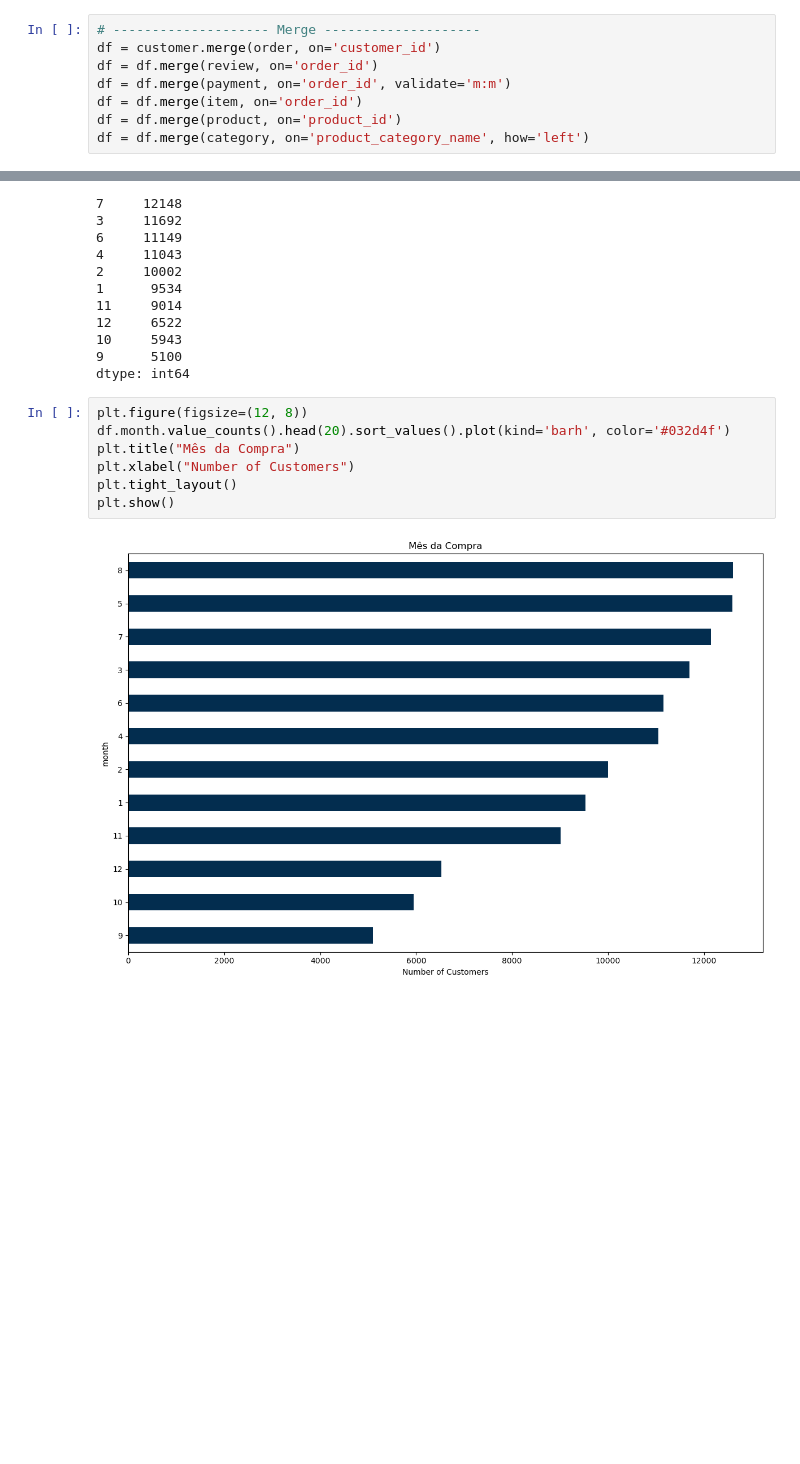
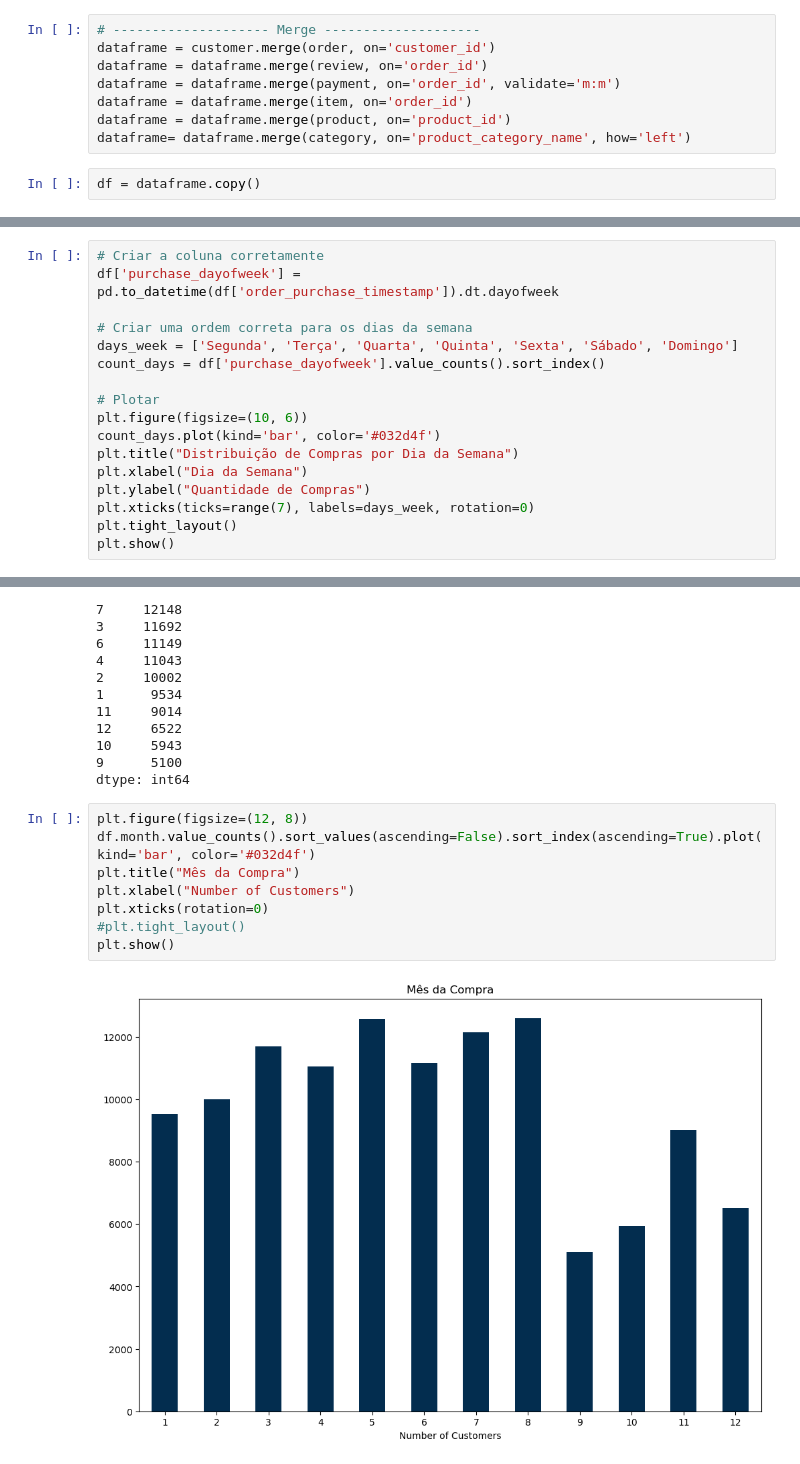
Before and after one commit to LucasArauj99/e-commerce_analytics, a Jupyter notebook: notebooks/01_exploration.ipynb, the cells around one changed output, grey strips where cells are left out. Saved outputs shown, nothing was run; the diff lists cells and outputs as text; blank space fills up the shorter version.

```diff
--- a/notebooks/01_exploration.ipynb
+++ b/notebooks/01_exploration.ipynb
@@ -15,12 +15,14 @@ category = pd.read_csv("../data/raw/product_category_name_translation.csv")
 geolocation = pd.read_csv("../data/raw/olist_geolocation_dataset.csv")
 # %%
 # -------------------- Merge --------------------
-df = customer.merge(order, on='customer_id')
-df = df.merge(review, on='order_id')
-df = df.merge(payment, on='order_id', validate='m:m')
-df = df.merge(item, on='order_id')
-df = df.merge(product, on='product_id')
-df = df.merge(category, on='product_category_name', how='left')
+dataframe = customer.merge(order, on='customer_id')
+dataframe = dataframe.merge(review, on='order_id')
+dataframe = dataframe.merge(payment, on='order_id', validate='m:m')
+dataframe = dataframe.merge(item, on='order_id')
+dataframe = dataframe.merge(product, on='product_id')
+dataframe= dataframe.merge(category, on='product_category_name', how='left')
+# %%
+df = dataframe.copy()
 # %%
 df.head()
 # %% [output]
@@ -449,0 +462,17 @@ plt.show()
+# %%
+# Criar a coluna corretamente
+df['purchase_dayofweek'] = pd.to_datetime(df['order_purchase_timestamp']).dt.dayofweek
+
+# Criar uma ordem correta para os dias da semana
+days_week = ['Segunda', 'Terça', 'Quarta', 'Quinta', 'Sexta', 'Sábado', 'Domingo']
+count_days = df['purchase_dayofweek'].value_counts().sort_index()
+
+# Plotar
+plt.figure(figsize=(10, 6))
+count_days.plot(kind='bar', color='#032d4f')
+plt.title("Distribuição de Compras por Dia da Semana")
+plt.xlabel("Dia da Semana")
+plt.ylabel("Quantidade de Compras")
+plt.xticks(ticks=range(7), labels=days_week, rotation=0)
+plt.tight_layout()
+plt.show()
@@ -473,10 +504,11 @@ month
 dtype: int64
 # %%
 plt.figure(figsize=(12, 8))
-df.month.value_counts().head(20).sort_values().plot(kind='barh', color='#032d4f')
+df.month.value_counts().sort_values(ascending=False).sort_index(ascending=True).plot(kind='bar', color='#032d4f')
 plt.title("Mês da Compra")
 plt.xlabel("Number of Customers")
-plt.tight_layout()
+plt.xticks(rotation=0)
+#plt.tight_layout()
 plt.show()
 # %% [output]
-[figure, old version]
+[figure, new version]
```
Also changed, not shown: parts of 17 cells of this notebook.
